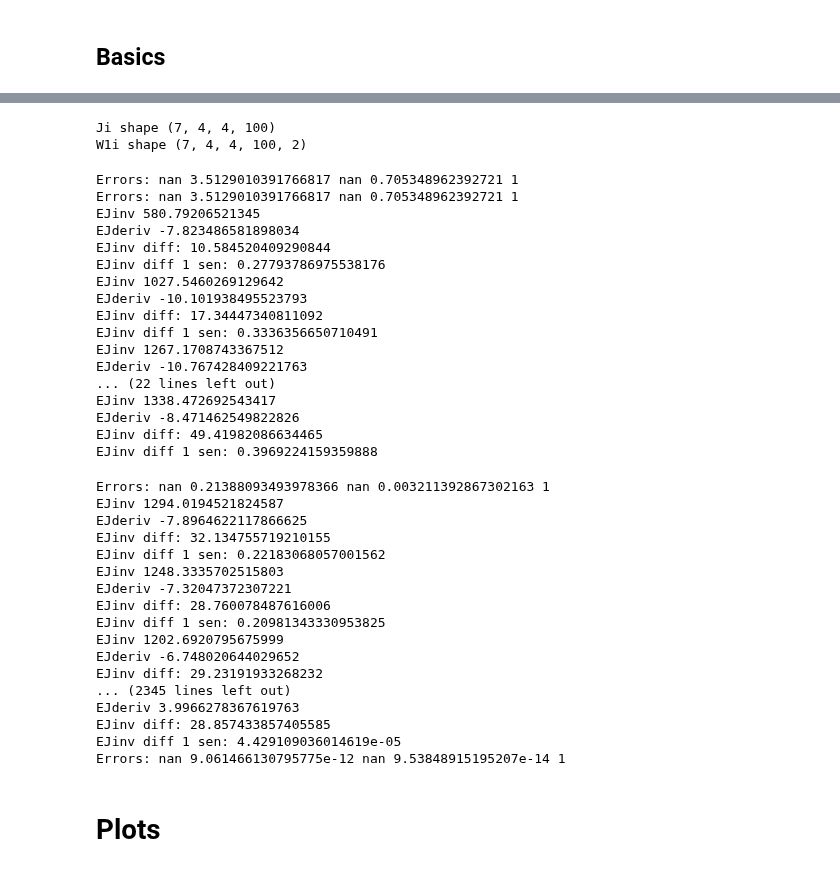
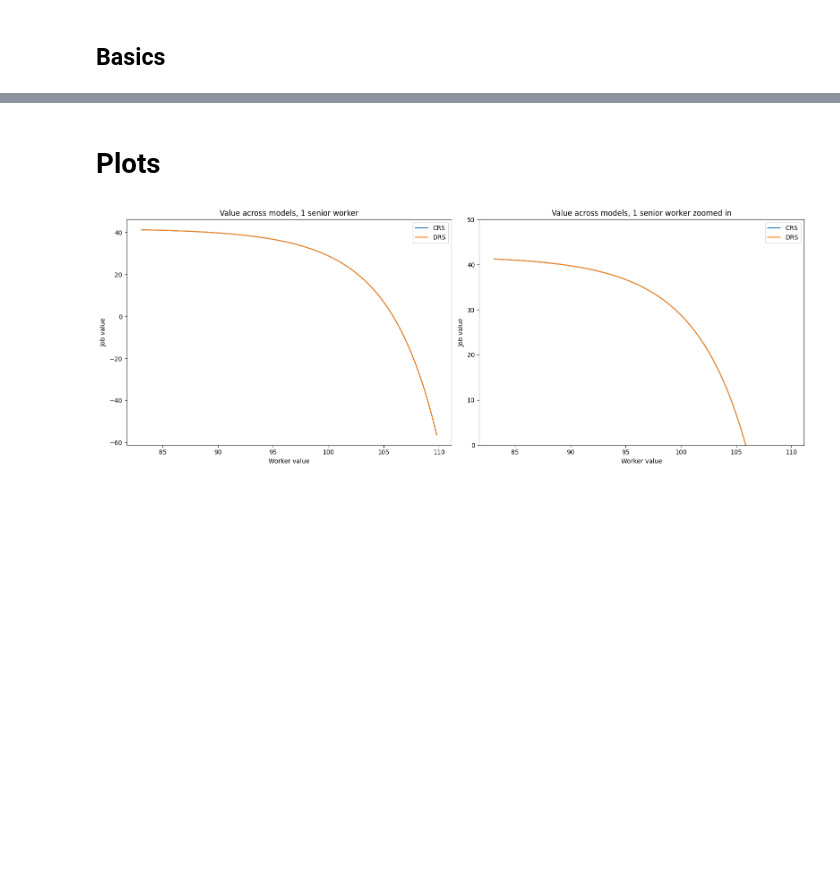
Before and after one commit to zalandru/Dynamic-Contracting-Multi-worker-Firm, a Jupyter notebook: Multiworker_wage_2steps/Initiating MWF.ipynb, the cells around one changed output, grey strips where cells are left out. Drawn from its saved outputs; the diff is of its cells as text; code cells hidden in the pictures; blank space fills up the shorter version.

Commit message:
Correcting direct sep, introducing the plot function

```diff
--- a/Multiworker_wage_2steps/Initiating MWF.ipynb
+++ b/Multiworker_wage_2steps/Initiating MWF.ipynb
@@ -110,46 +63,9 @@ Errors: nan 9.038932256117787e-12 nan 1.0082862717202979e-13 1
-# %%
-#%%timeit
-from Multiworker_Contract import MultiworkerContract
-K=2 #number of tenure levels
-mwc=MultiworkerContract(p,cc.js)
-(mwc_J,mwc_W,mwc_Wstar,mwc_pc,mwc_n1)=mwc.J()
-#(mwc_J,mwc_W,mwc_Wstar,mwc_pc,mwc_n1)=mwc.J(0,mwc_J,mwc_W)
-# %% [output]
-Ji shape (7, 4, 4, 100)
-W1i shape (7, 4, 4, 100, 2)
-Errors: nan 3.5129010391766817 nan 0.705348962392721 1
-Errors: nan 3.5129010391766817 nan 0.705348962392721 1
-EJinv 580.79206521345
-EJderiv -7.823486581898034
-EJinv diff: 10.584520409290844
-EJinv diff 1 sen: 0.27793786975538176
-EJinv 1027.5460269129642
-EJderiv -10.101938495523793
-EJinv diff: 17.34447340811092
-EJinv diff 1 sen: 0.3336356650710491
-EJinv 1267.1708743367512
-EJderiv -10.767428409221763
-... (22 lines left out)
-EJinv 1338.472692543417
-EJderiv -8.471462549822826
-EJinv diff: 49.41982086634465
-EJinv diff 1 sen: 0.3969224159359888
-Errors: nan 0.21388093493978366 nan 0.003211392867302163 1
-EJinv 1294.0194521824587
-EJderiv -7.8964622117866625
-EJinv diff: 32.134755719210155
-EJinv diff 1 sen: 0.22183068057001562
-EJinv 1248.3335702515803
-EJderiv -7.32047372307221
-EJinv diff: 28.760078487616006
-EJinv diff 1 sen: 0.20981343330953825
-EJinv 1202.6920795675999
-EJderiv -6.748020644029652
-EJinv diff: 29.23191933268232
-... (2345 lines left out)
-EJderiv 3.9966278367619763
-EJinv diff: 28.857433857405585
-EJinv diff 1 sen: 4.429109036014619e-05
-Errors: nan 9.061466130795775e-12 nan 9.53848915195207e-14 1
 # %% [markdown]
 # Plots
+# %%
+from plots import Plots
+plts=Plots(p)
+
+plts.CRSvsDRSvalue(cc_W,cc_J,mwc_W,mwc_J,mwc_s_W,mwc_s_J,mwc_s_dir_W,mwc_s_dir_J,0)
+# %% [output]
+[figure, added]
```
Also changed, not shown: parts of 33 cells of this notebook, 12 other files.
